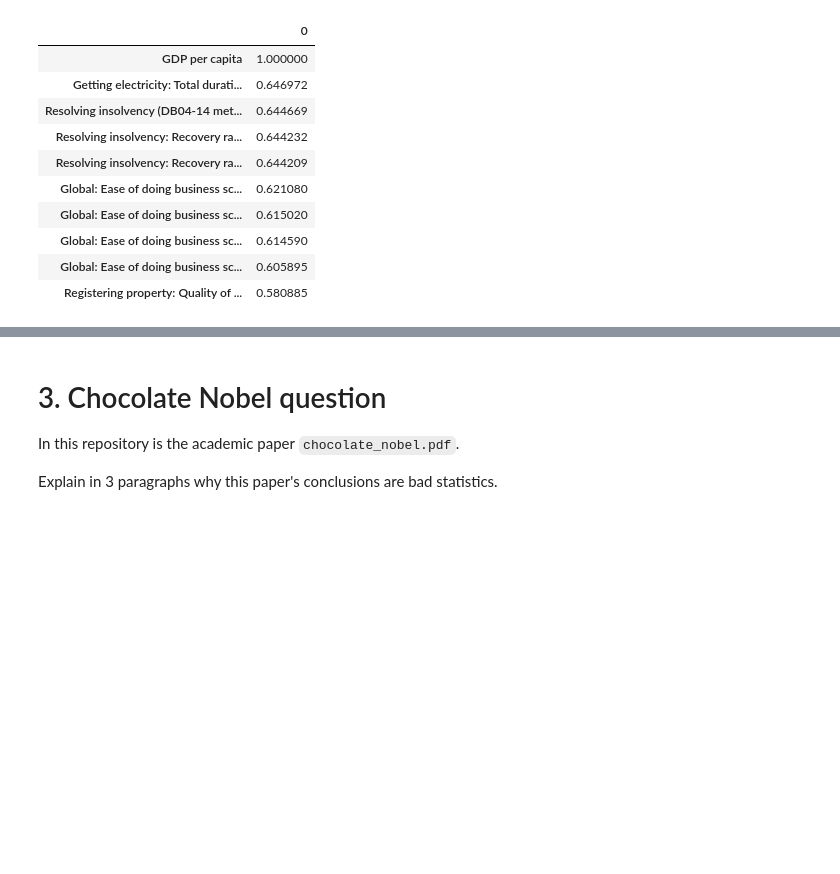
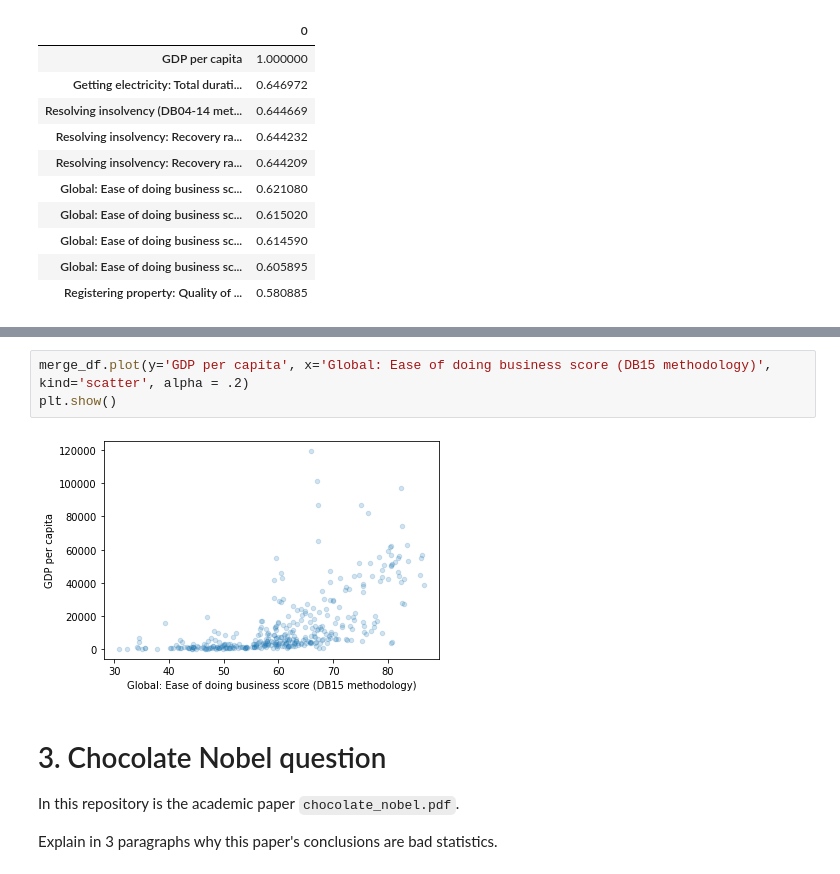
Before and after one commit to cb-ds-1/m2-5-storytelling, a Jupyter notebook: Workshop.ipynb, the cells around one changed output, grey strips where cells are left out. Cells and saved outputs as stored; diff of their text form; blank space fills up the shorter version.

```diff
--- a/Workshop.ipynb
+++ b/Workshop.ipynb
@@ -91,3 +105,8 @@ df_final.sort_values(by=0,ascending=False).head(10)
+# %%
+merge_df.plot(y='GDP per capita', x='Global: Ease of doing business score (DB15 methodology)', kind='scatter', alpha = .2)
+plt.show()
+# %% [output]
+[figure, added]
 # %% [markdown]
 # 3. Chocolate Nobel question
 
```
Also changed, not shown: parts of 3 cells of this notebook.
